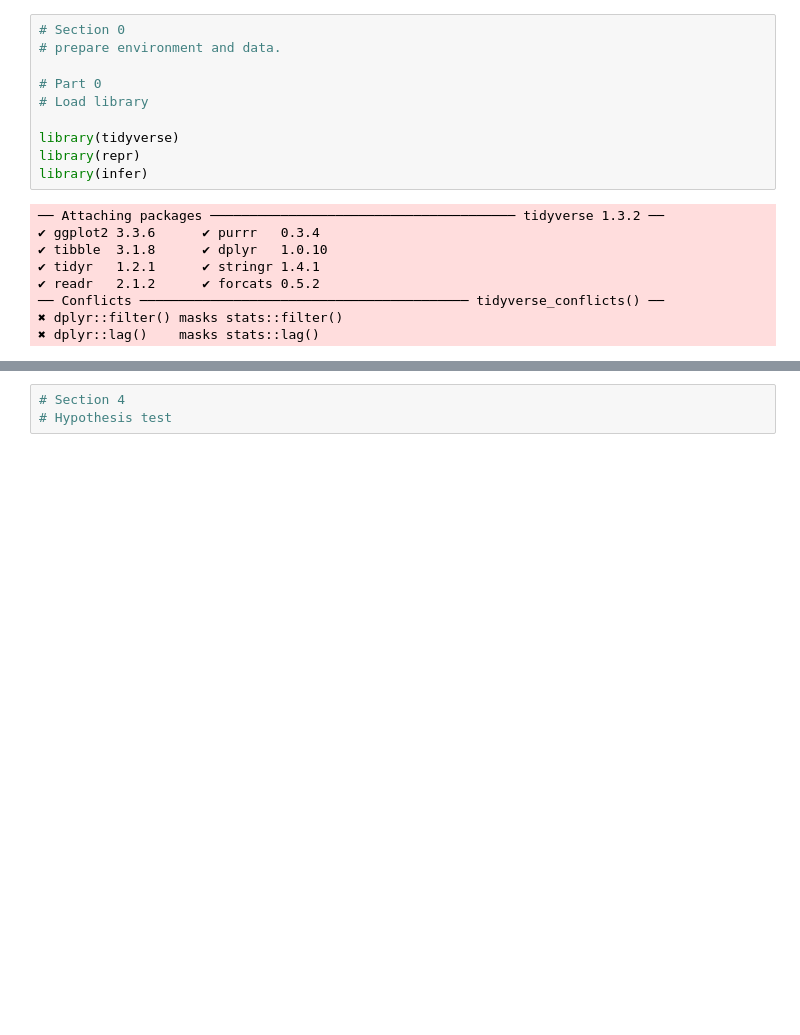
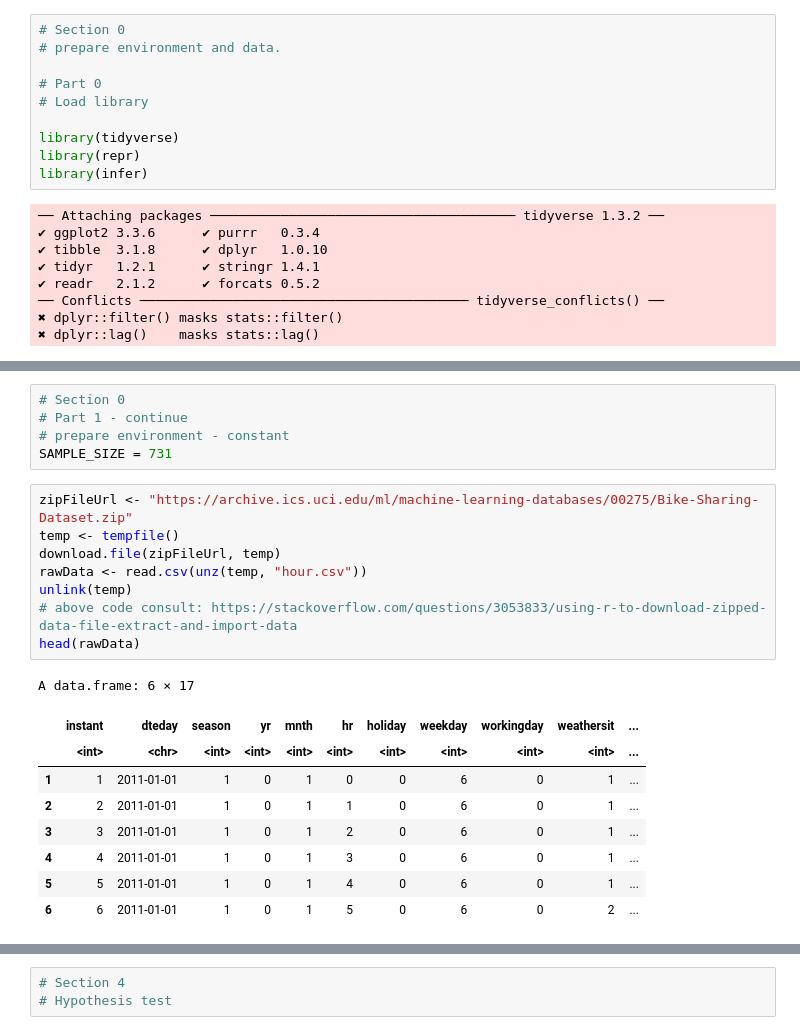
Before and after one commit to Sparsh16/STAT-201-Group-Project, a Jupyter notebook: code/code.ipynb, the cells around one changed output, grey strips where cells are left out. Saved outputs shown, nothing was run; the diff lists cells and outputs as text; blank space fills up the shorter version.

```diff
--- a/code/code.ipynb
+++ b/code/code.ipynb
@@ -24,2 +31,25 @@ library(infer)
+# %%
+# Section 0
+# Part 1 - continue
+# prepare environment - constant
+SAMPLE_SIZE = 731
+# %%
+zipFileUrl <- "https://archive.ics.uci.edu/ml/machine-learning-databases/00275/Bike-Sharing-Dataset.zip"
+temp <- tempfile()
+download.file(zipFileUrl, temp)
+rawData <- read.csv(unz(temp, "hour.csv"))
+unlink(temp)
+# above code consult: https://stackoverflow.com/questions/3053833/using-r-to-download-zipped-data-file-extract-and-import-data
+head(rawData)
+# %% [output]
+A data.frame: 6 × 17
+|  | instant | dteday | season | yr | mnth | hr | holiday | weekday | workingday | weathersit | ... |
+|  | <int> | <chr> | <int> | <int> | <int> | <int> | <int> | <int> | <int> | <int> | ... |
+| 1 | 1 | 2011-01-01 | 1 | 0 | 1 | 0 | 0 | 6 | 0 | 1 | ... |
+| 2 | 2 | 2011-01-01 | 1 | 0 | 1 | 1 | 0 | 6 | 0 | 1 | ... |
+| 3 | 3 | 2011-01-01 | 1 | 0 | 1 | 2 | 0 | 6 | 0 | 1 | ... |
+| 4 | 4 | 2011-01-01 | 1 | 0 | 1 | 3 | 0 | 6 | 0 | 1 | ... |
+| 5 | 5 | 2011-01-01 | 1 | 0 | 1 | 4 | 0 | 6 | 0 | 1 | ... |
+| 6 | 6 | 2011-01-01 | 1 | 0 | 1 | 5 | 0 | 6 | 0 | 2 | ... |
 # %%
 # Section 0
```
Also changed, not shown: parts of 10 cells of this notebook.
